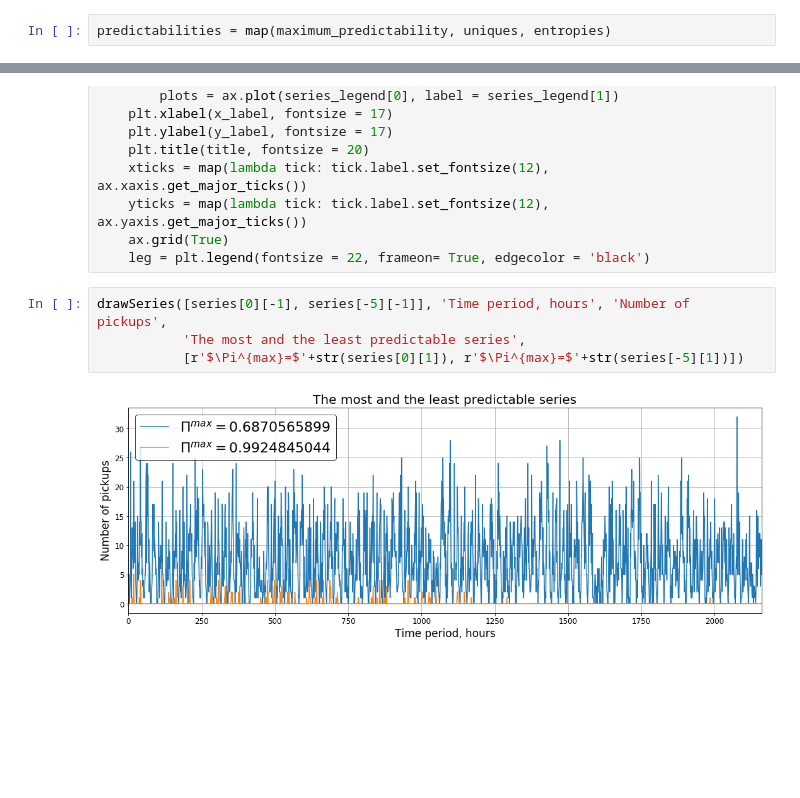
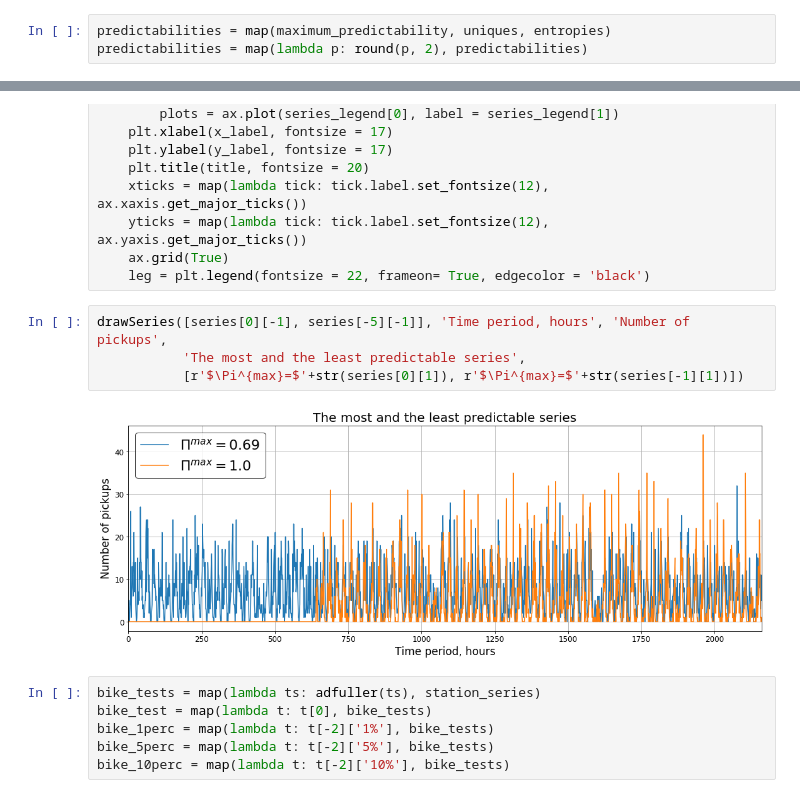
Before and after one commit to Cuspian/DLProject, a Jupyter notebook: BuildTimeSeries.ipynb, the cells around one changed output, grey strips where cells are left out. Drawn from its saved outputs; the diff is of its cells as text; blank space fills up the shorter version.

Commit message:
Stationarity, predictability

```diff
--- a/BuildTimeSeries.ipynb
+++ b/BuildTimeSeries.ipynb
@@ -91,6 +92,7 @@ entropies = map(RealEntropy, station_series)
 uniques = map(lambda x: len(np.unique(x)), station_series)
 # %%
 predictabilities = map(maximum_predictability, uniques, entropies)
+predictabilities = map(lambda p: round(p, 2), predictabilities)
 # %%
 series = sorted(zip(station_list, predictabilities, station_series), key = lambda x: x[-2])
 # %%
@@ -116,6 +118,12 @@ def drawSeries(timeseries, x_label, y_label, title, legends):
 # %%
 drawSeries([series[0][-1], series[-5][-1]], 'Time period, hours', 'Number of pickups',
            'The most and the least predictable series',
-           [r'$\Pi^{max}=$'+str(series[0][1]), r'$\Pi^{max}=$'+str(series[-5][1])])
+           [r'$\Pi^{max}=$'+str(series[0][1]), r'$\Pi^{max}=$'+str(series[-1][1])])
 # %% [output]
-[figure, old version]
+[figure, new version]
+# %%
+bike_tests = map(lambda ts: adfuller(ts), station_series)
+bike_test = map(lambda t: t[0], bike_tests)
+bike_1perc = map(lambda t: t[-2]['1%'], bike_tests)
+bike_5perc = map(lambda t: t[-2]['5%'], bike_tests)
+bike_10perc = map(lambda t: t[-2]['10%'], bike_tests)
```
Also changed, not shown: parts of 3 cells of this notebook.
